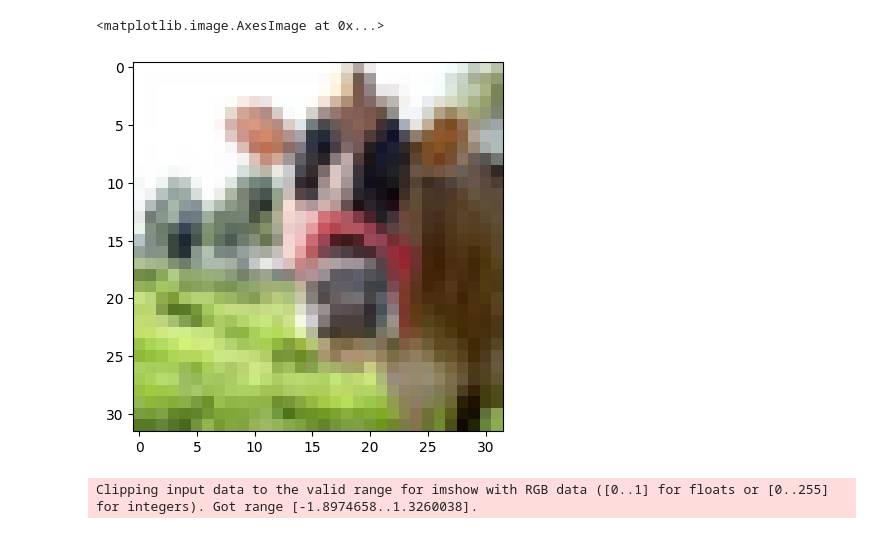
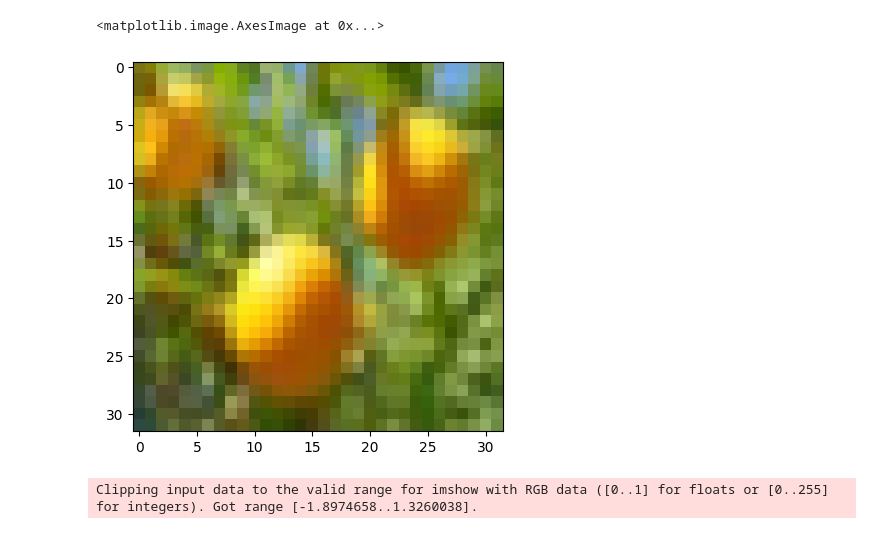
Before and after one commit to da-the-dev/PMLDL-MLOps, a Jupyter notebook: src/notebooks/eda.ipynb, the cells around one changed output. Saved outputs shown, nothing was run; the diff lists cells and outputs as text; code cells hidden in the pictures.

```diff
--- a/src/notebooks/eda.ipynb
+++ b/src/notebooks/eda.ipynb
@@ -22,7 +22,8 @@ label_test = np.array(data_test_dict[b'coarse_labels'])
 # %%
 import matplotlib.pyplot as plt
 
-plt.imshow(data_train.reshape(50_000, 3, 32, 32).transpose(0, 2, 3, 1)[0])
+img = data_train.reshape(50_000, 3, 32, 32).transpose(0, 2, 3, 1)[69]
+plt.imshow(img)
 # %% [output]
 <matplotlib.image.AxesImage at 0x...>
-[figure, old version]
+[figure, new version]
```
Also changed, not shown: parts of 3 cells of this notebook, 17 other files.
